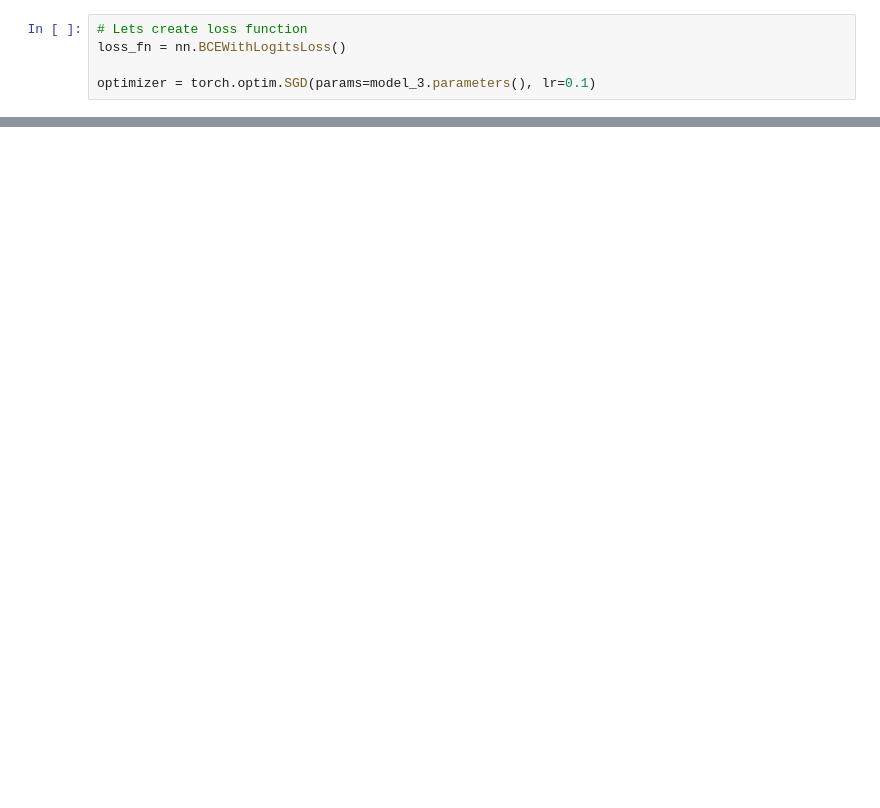
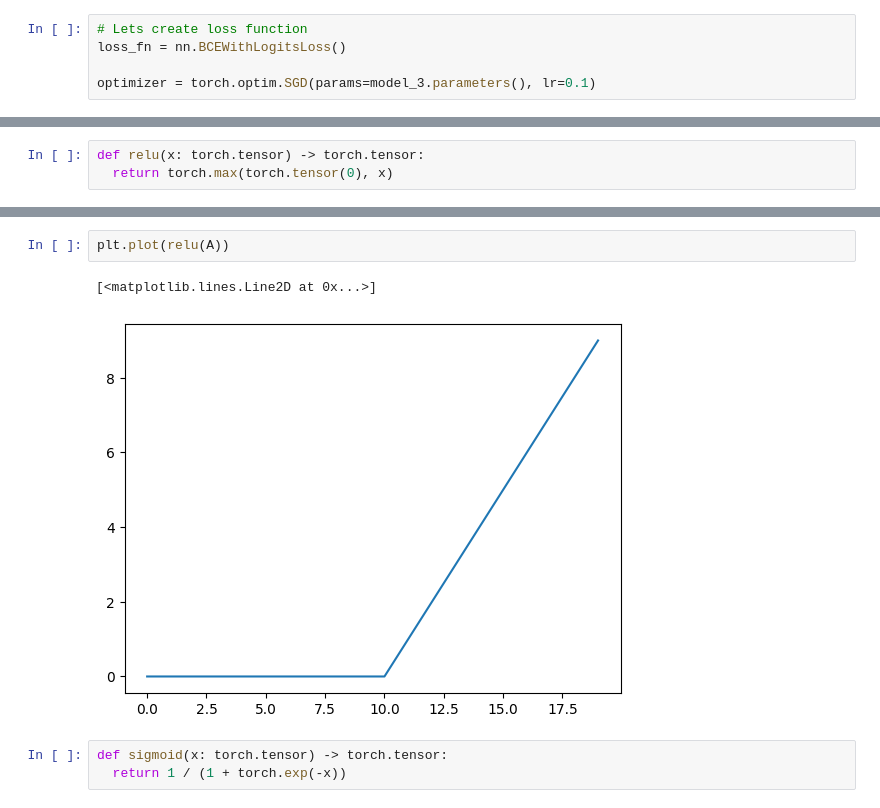
Before and after one commit to abhishek-marathe04/learning-pytorch, a Jupyter notebook: 02_pytorch_classification.ipynb, the cells around one changed output, grey strips where cells are left out. Drawn from its saved outputs; the diff is of its cells as text; blank space fills up the shorter version.

```diff
--- a/02_pytorch_classification.ipynb
+++ b/02_pytorch_classification.ipynb
@@ -862,0 +896,3 @@ plot_decision_boundary(model_3, X_test, y_test)
+# %%
+def relu(x: torch.tensor) -> torch.tensor:
+  return torch.max(torch.tensor(0), x)
@@ -862,0 +904,8 @@ plot_decision_boundary(model_3, X_test, y_test)
+# %%
+plt.plot(relu(A))
+# %% [output]
+[<matplotlib.lines.Line2D at 0x...>]
+[figure, added]
+# %%
+def sigmoid(x: torch.tensor) -> torch.tensor:
+  return 1 / (1 + torch.exp(-x))
```
Also changed, not shown: parts of 22 cells of this notebook.
